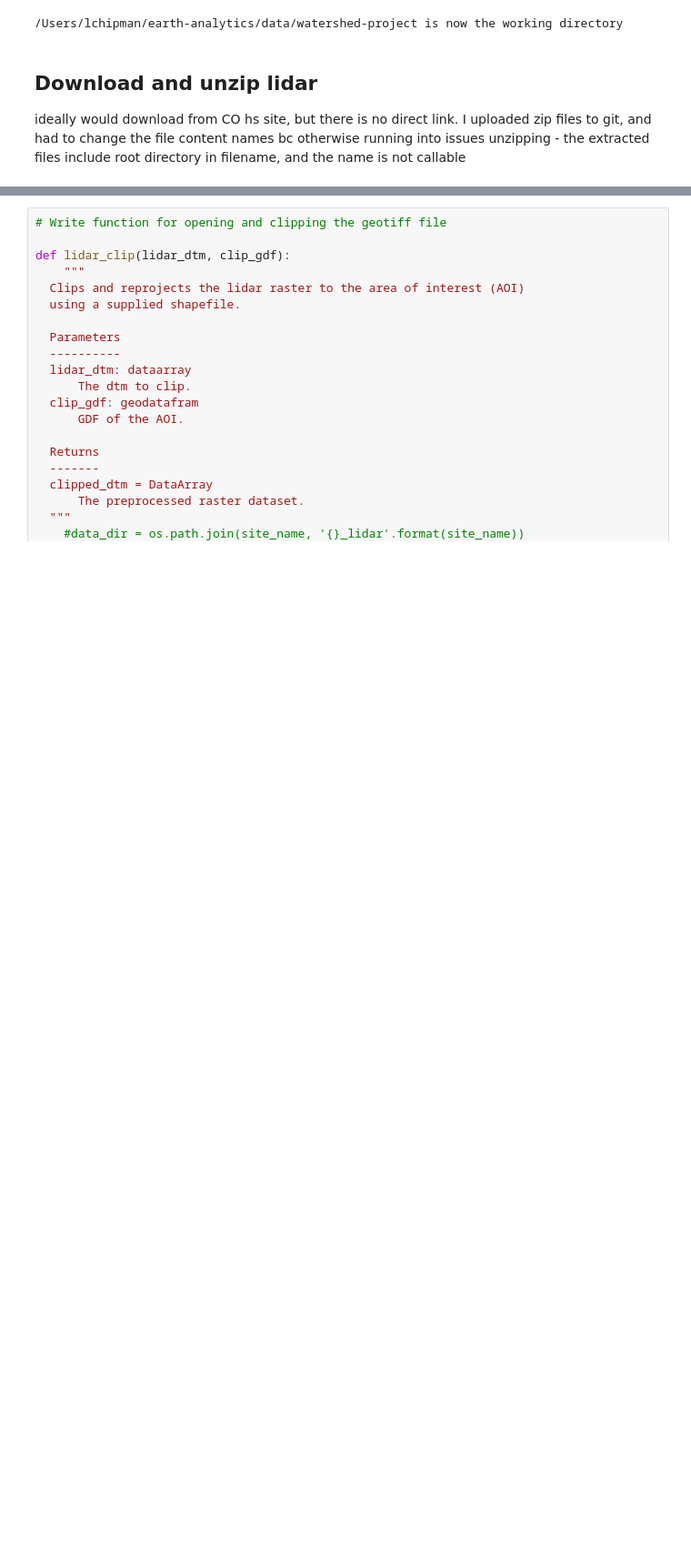
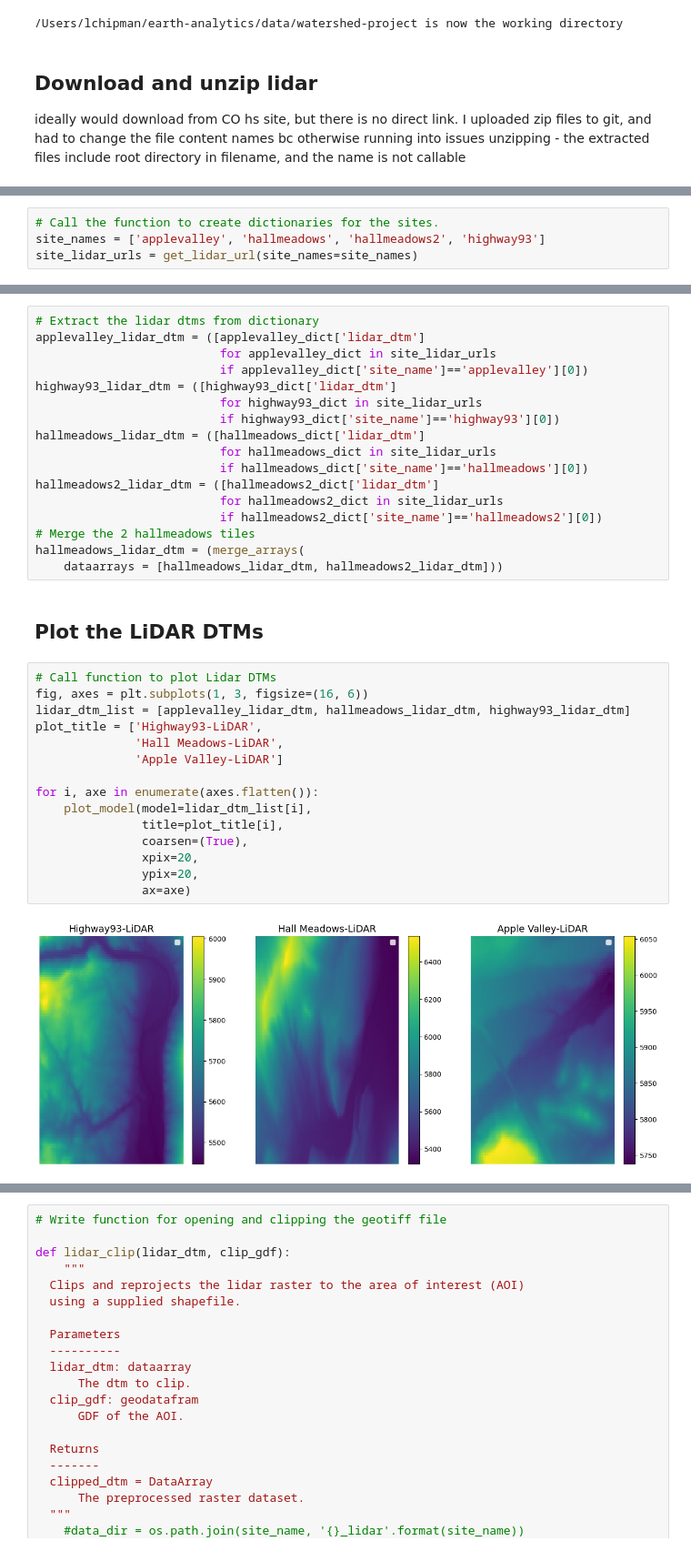
Before and after one commit to lechipman/example-project-repository, a Jupyter notebook: lidar_processing.ipynb, the cells around one changed output, grey strips where cells are left out. Shown at 91% size. Cells and saved outputs as stored; diff of their text form; blank space fills up the shorter version.

Commit message:
worked on lidar

```diff
--- a/lidar_processing.ipynb
+++ b/lidar_processing.ipynb
@@ -197,0 +64,4 @@ highway93_lidar_dtm = load_lidar_dtm(dtm_url = highway93_lidar_dtm_url,
+# %%
+# Call the function to create dictionaries for the sites.
+site_names = ['applevalley', 'hallmeadows', 'hallmeadows2', 'highway93']
+site_lidar_urls = get_lidar_url(site_names=site_names)
@@ -198 +77,37 @@ highway93_lidar_dtm = load_lidar_dtm(dtm_url = highway93_lidar_dtm_url,
+# %%
+# Extract the lidar dtms from dictionary
+applevalley_lidar_dtm = ([applevalley_dict['lidar_dtm']
+                          for applevalley_dict in site_lidar_urls
+                          if applevalley_dict['site_name']=='applevalley'][0])
+highway93_lidar_dtm = ([highway93_dict['lidar_dtm']
+                          for highway93_dict in site_lidar_urls
+                          if highway93_dict['site_name']=='highway93'][0])
+hallmeadows_lidar_dtm = ([hallmeadows_dict['lidar_dtm']
+                          for hallmeadows_dict in site_lidar_urls
+                          if hallmeadows_dict['site_name']=='hallmeadows'][0])
+hallmeadows2_lidar_dtm = ([hallmeadows2_dict['lidar_dtm']
+                          for hallmeadows2_dict in site_lidar_urls
+                          if hallmeadows2_dict['site_name']=='hallmeadows2'][0])
+# Merge the 2 hallmeadows tiles
+hallmeadows_lidar_dtm = (merge_arrays(
+    dataarrays = [hallmeadows_lidar_dtm, hallmeadows2_lidar_dtm]))
+# %% [markdown]
+## Plot the LiDAR DTMs
+# %%
+# Call function to plot Lidar DTMs
+fig, axes = plt.subplots(1, 3, figsize=(16, 6))
+lidar_dtm_list = [applevalley_lidar_dtm, hallmeadows_lidar_dtm, highway93_lidar_dtm]
+plot_title = ['Highway93-LiDAR',
+              'Hall Meadows-LiDAR',
+              'Apple Valley-LiDAR']
+
+for i, axe in enumerate(axes.flatten()):
+    plot_model(model=lidar_dtm_list[i],
+               title=plot_title[i],
+               coarsen=(True),
+               xpix=20,
+               ypix=20,
+               ax=axe)
+# %% [output]
+[figure, added]
 # %% [markdown]
```
Also changed, not shown: parts of 18 cells of this notebook.
